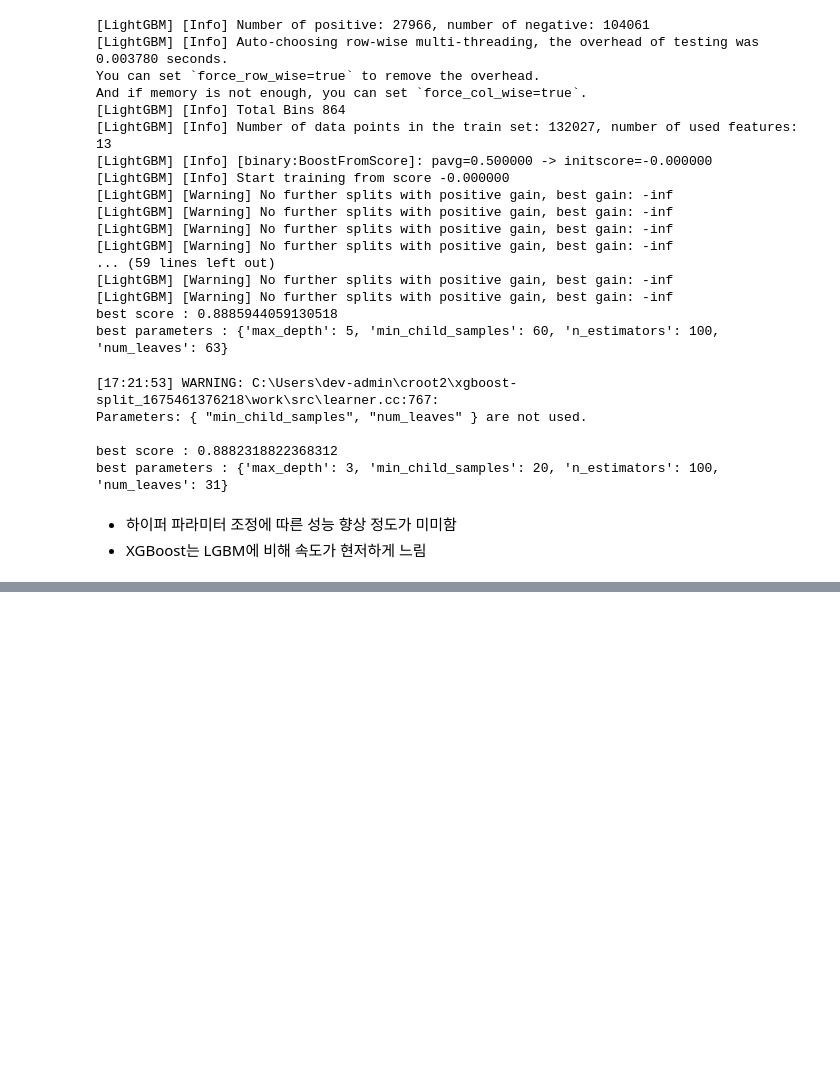
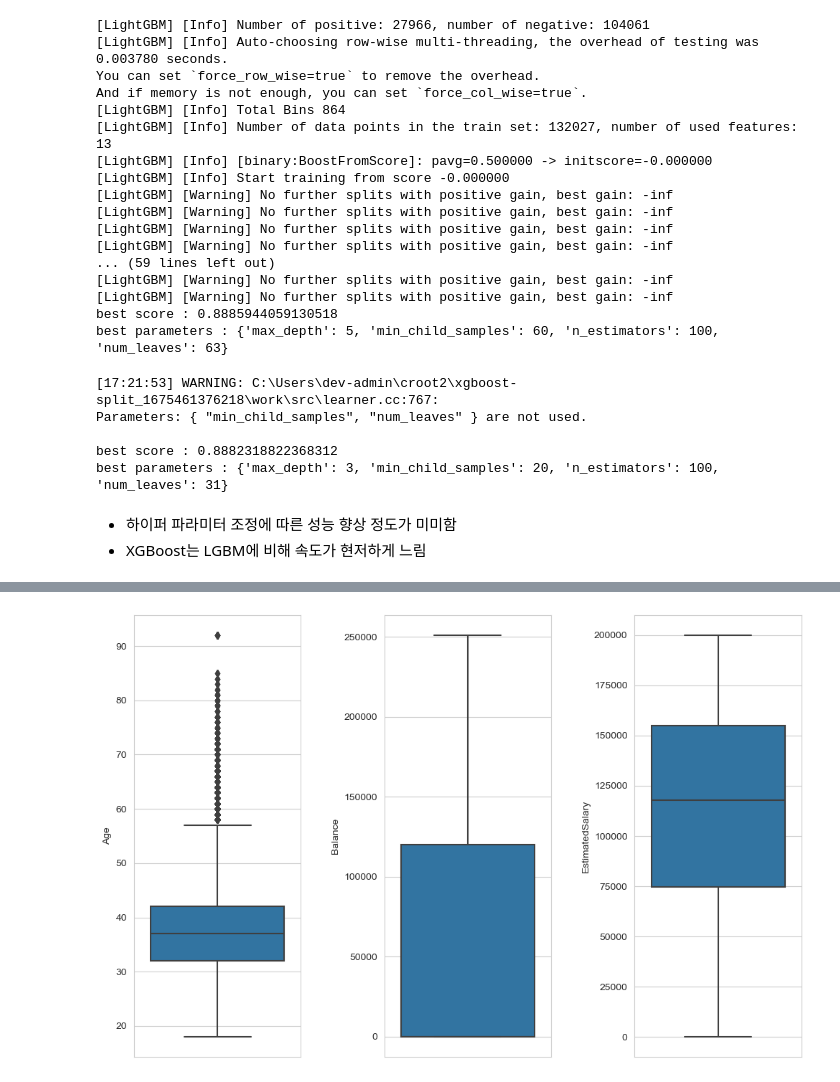
Before and after one commit to kikipark9/ML_Team_Project, a Jupyter notebook: model_source/02. Try_Model.ipynb, the cells around one changed output, grey strips where cells are left out. Cells and saved outputs as stored; diff of their text form; code cells hidden in the pictures; blank space fills up the shorter version.

```diff
--- a/model_source/02. Try_Model.ipynb
+++ b/model_source/02. Try_Model.ipynb
@@ -585,0 +625,9 @@ best parameters : {'max_depth': 3, 'min_child_samples': 20, 'n_estimators': 100,
+# %%
+fig, ax = plt.subplots(1, 3, figsize=(12, 8))
+sns.boxplot(y='Age', data=df, ax=ax[0])
+sns.boxplot(y='Balance', data=df, ax=ax[1])
+sns.boxplot(y='EstimatedSalary', data=df, ax=ax[2])
+plt.subplots_adjust(wspace=0.5)
+plt.show()
+# %% [output]
+[figure, added]
```
Also changed, not shown: parts of 12 cells of this notebook.
